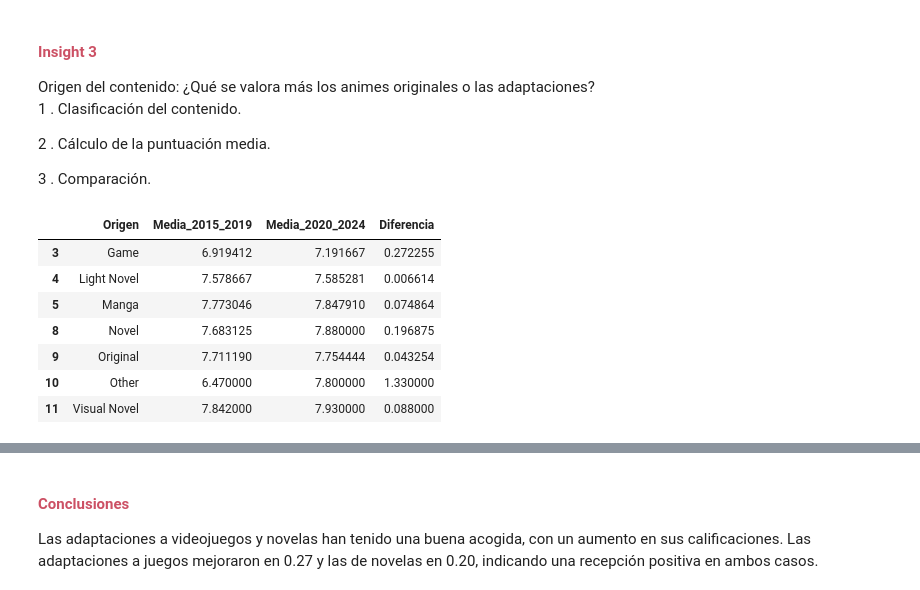
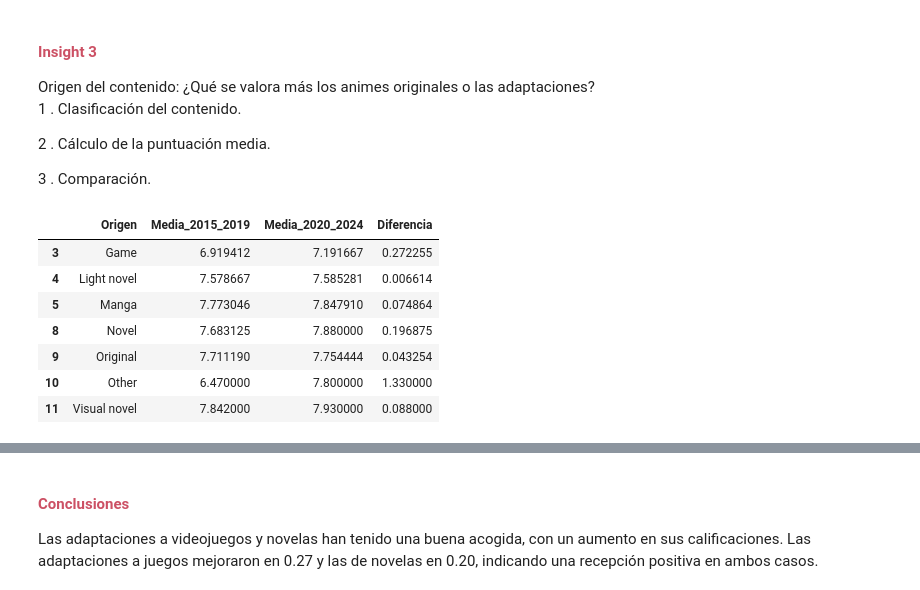
Before and after one commit to JimenezRoDA/data-no-anime, a Jupyter notebook: data-no-anime.ipynb, the cells around one changed output, grey strips where cells are left out. Drawn from its saved outputs; the diff is of its cells as text; code cells hidden in the pictures.

```diff
--- a/data-no-anime.ipynb
+++ b/data-no-anime.ipynb
@@ -1016,32 +993,32 @@ Origen del contenido: ¿Qué se valora más los animes originales o las adaptaci
 # %%
 def media_puntuaciones_origen(df, source_col, score_col):
     origen = df[[source_col, score_col]].dropna()
-    origen['Origen'] = origen[source_col].str.strip().str.title()
+    origen['Origen'] = origen[source_col]
     return origen.groupby('Origen')[score_col].mean().reset_index()
 
 # Calculamos las medias para cada periodo
 media_2015_2019 = media_puntuaciones_origen(df_2015_2019, 'source', 'score')
 media_2015_2019.rename(columns={'score': 'Media_2015_2019'}, inplace=True)
 
 media_2020_2024 = media_puntuaciones_origen(df_2020_2024, 'source', 'score')
 media_2020_2024.rename(columns={'score': 'Media_2020_2024'}, inplace=True)
 
 # Unimos y calculamos la diferencia
 comparativa = pd.merge(media_2015_2019, media_2020_2024, on='Origen', how='outer')
 comparativa['Diferencia'] = comparativa['Media_2020_2024'] - comparativa['Media_2015_2019']
 comparativa = comparativa.sort_values(by='Media_2020_2024', ascending=False)
 comparativa = comparativa.dropna(subset=['Diferencia'])
 comparativa.sort_index(inplace=True)
 comparativa
 # %% [output]
 |  | Origen | Media_2015_2019 | Media_2020_2024 | Diferencia |
 | 3 | Game | 6.919412 | 7.191667 | 0.272255 |
-| 4 | Light Novel | 7.578667 | 7.585281 | 0.006614 |
+| 4 | Light novel | 7.578667 | 7.585281 | 0.006614 |
 | 5 | Manga | 7.773046 | 7.847910 | 0.074864 |
 | 8 | Novel | 7.683125 | 7.880000 | 0.196875 |
 | 9 | Original | 7.711190 | 7.754444 | 0.043254 |
 | 10 | Other | 6.470000 | 7.800000 | 1.330000 |
-| 11 | Visual Novel | 7.842000 | 7.930000 | 0.088000 |
+| 11 | Visual novel | 7.842000 | 7.930000 | 0.088000 |
 # %%
 data_media = {
     'Origen': ['Game', 'Light Novel', 'Manga', 'Novel', 'Original', 'Visual Novel'],
```
Also changed, not shown: parts of 11 cells of this notebook, 2 other files.
